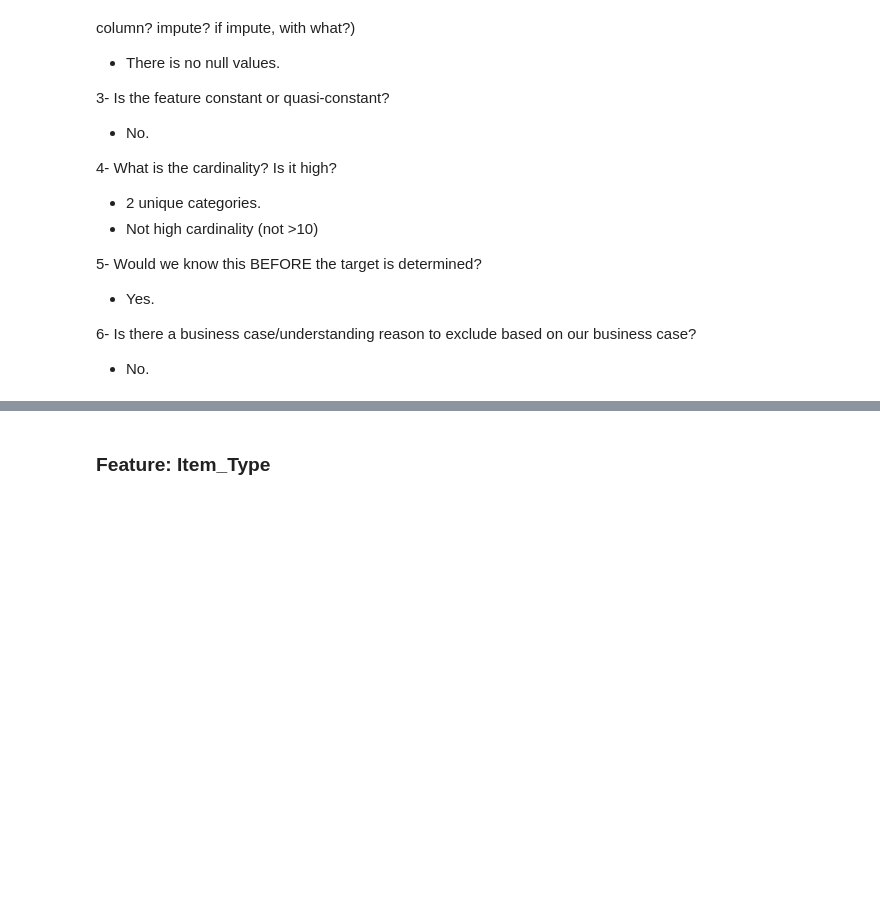
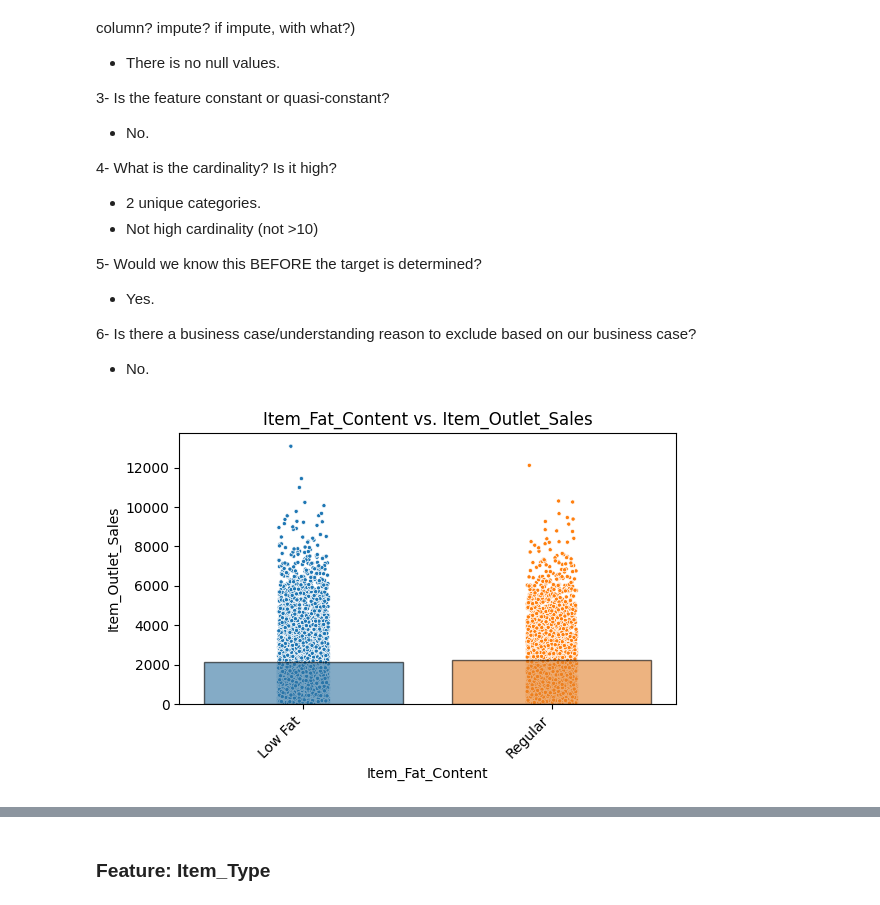
Before and after one commit to NasserKishek/Prediction-of-Product-Sales-, a Jupyter notebook: Prediction_of_product_sales.ipynb, the cells around one changed output, grey strips where cells are left out. Drawn from its saved outputs; the diff is of its cells as text; code cells hidden in the pictures; blank space fills up the shorter version.

```diff
--- a/Prediction_of_product_sales.ipynb
+++ b/Prediction_of_product_sales.ipynb
@@ -503,7 +503,7 @@ def explore_numeric(df, x, figsize=(6,5)):
   null_perc = null_count/len(df)*100
   print(f"-NaN's Found: {null_count}({null_perc.round(2)}%)")
 # %%
-def plot_categorical_vs_target(df, x, y='SalePrice', figsize=(6,4), fillna=True, placeholder = 'MISSING', order = None):
+def plot_categorical_vs_target(df, x, y='Item_Outlet_Sales', figsize=(6,4), fillna=True, placeholder = 'MISSING', order = None):
   # Make a copy of the dataframe and fillna
   temp1_df = df.copy()
   # fillna with placeholder
@@ -599,3 +600,8 @@ explore_categorical(df, x='Item_Fat_Content');
 
 6- Is there a business case/understanding reason to exclude based on our business case?
 - No.
+# %%
+# Multivariate visualization
+fig, ax = plot_categorical_vs_target(df, 'Item_Fat_Content', fillna=False)
+# %% [output]
+[figure, added]
```
Also changed, not shown: parts of 28 cells of this notebook.
